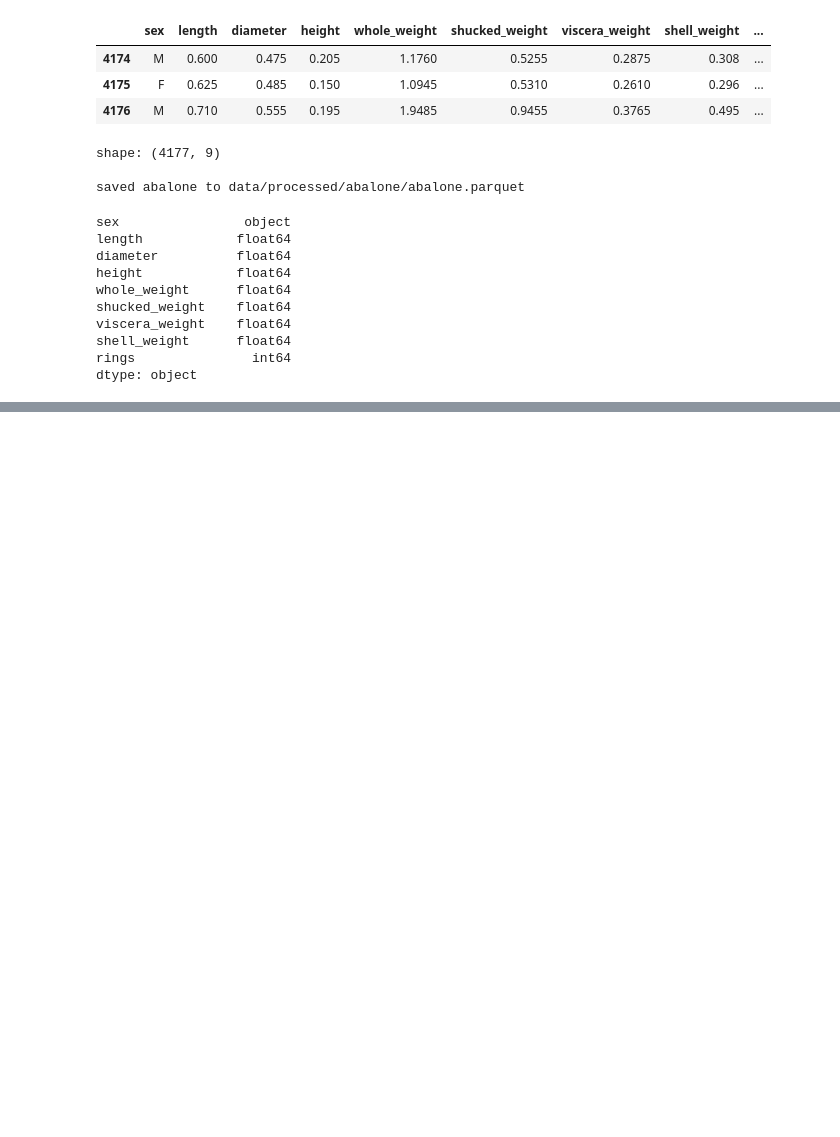
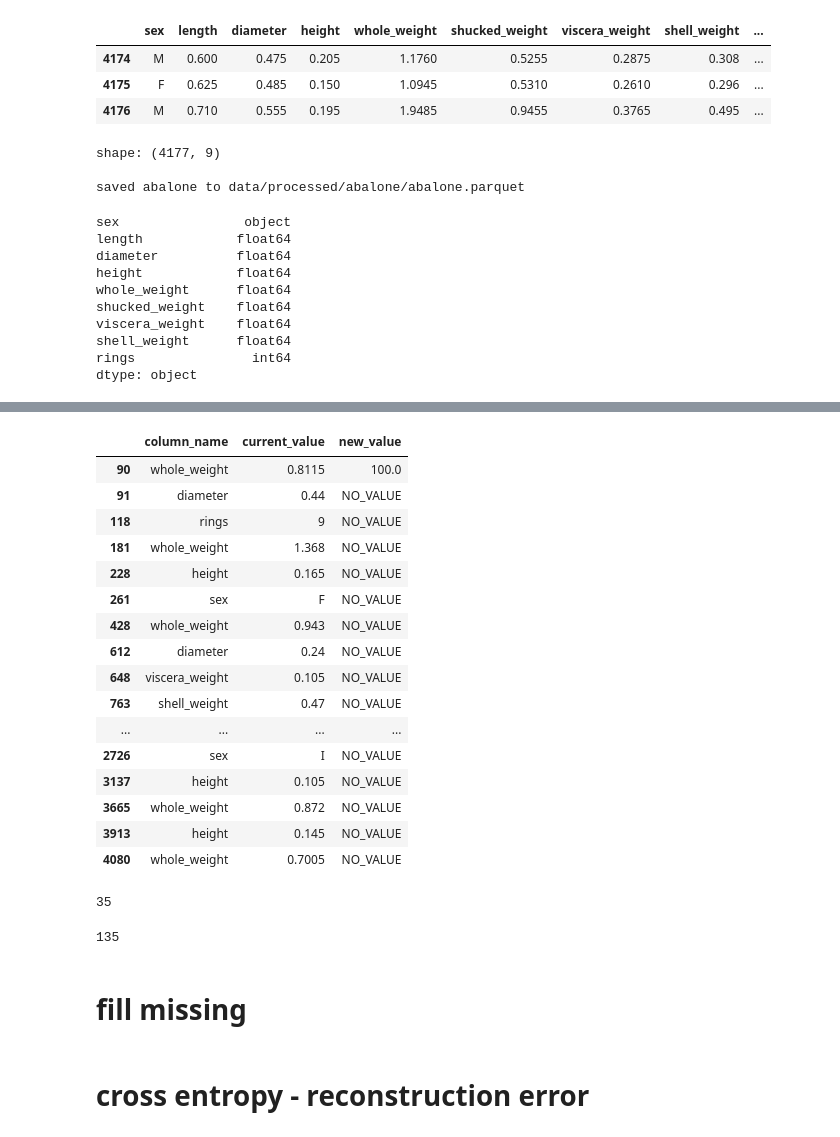
Before and after one commit to RomaKoks/data-quality-abalone, a Jupyter notebook: data_quality_check.ipynb, the cells around one changed output, grey strips where cells are left out. Saved outputs shown, nothing was run; the diff lists cells and outputs as text; code cells hidden in the pictures; blank space fills up the shorter version.

```diff
--- a/data_quality_check.ipynb
+++ b/data_quality_check.ipynb
@@ -205,0 +173,2 @@ abalone
+# %%
+abalone_back = abalone.copy()
@@ -205,0 +179,8 @@ abalone
+# %%
+na_pct = 0.001
+
+np.random.seed(0)
+mask = np.random.uniform(size=abalone.shape[0] * abalone.shape[1])
+mask.resize(abalone.shape[0], abalone.shape[1])
+abalone[mask < na_pct] = np.nan
+abalone.isna().sum()
@@ -213,3 +218,5 @@ abalone
+# %%
+abalone.loc[90, 'whole_weight'] = 100.0
 # %%
 abalone.iloc[90]
 # %% [output]
@@ -230,0 +265,11 @@ import numpy as np
+# %%
+def get_changes(init_df: pd.DataFrame, processed_df: pd.DataFrame, ignore_columns: list = None):
+    init_df = init_df.drop(ignore_columns, axis=1, errors='ignore').reset_index(drop=True)
+    processed_df = processed_df.drop(ignore_columns, axis=1, errors='ignore').reset_index(drop=True)
+    changes = (init_df != processed_df).stack()
+    changes = changes[changes]
+    changes_values = pd.concat([
+        init_df.fillna('NO_VALUE').stack().loc[changes.index].to_frame('current_value'),
+        processed_df.fillna('NO_VALUE').stack().loc[changes.index].to_frame('new_value'),
+    ], axis='columns').reset_index(level=1).rename(columns={'level_1': 'column_name'})
+    return changes_values
@@ -439,0 +281,30 @@ def make_data_quality_report(
+# %%
+changes = get_changes(abalone_back, abalone, ignore_columns=ignore_columns)
+changes
+# %% [output]
+|  | column_name | current_value | new_value |
+| 90 | whole_weight | 0.8115 | 100.0 |
+| 91 | diameter | 0.44 | NO_VALUE |
+| 118 | rings | 9 | NO_VALUE |
+| 181 | whole_weight | 1.368 | NO_VALUE |
+| 228 | height | 0.165 | NO_VALUE |
+| 261 | sex | F | NO_VALUE |
+| 428 | whole_weight | 0.943 | NO_VALUE |
+| 612 | diameter | 0.24 | NO_VALUE |
+| 648 | viscera_weight | 0.105 | NO_VALUE |
+| 763 | shell_weight | 0.47 | NO_VALUE |
+| ... | ... | ... | ... |
+| 2726 | sex | I | NO_VALUE |
+| 3137 | height | 0.105 | NO_VALUE |
+| 3665 | whole_weight | 0.872 | NO_VALUE |
+| 3913 | height | 0.145 | NO_VALUE |
+| 4080 | whole_weight | 0.7005 | NO_VALUE |
+# %%
+changes.shape[0]
+# %% [output]
+35
+# %%
+max_n_changes = changes.shape[0] + 100  # upper bound on changed (fixed) values
+max_n_changes
+# %% [output]
+135
@@ -439,0 +313,2 @@ def make_data_quality_report(
+# %% [markdown]
+# fill missing
@@ -439,0 +411,2 @@ def make_data_quality_report(
+# %% [markdown]
+# cross entropy - reconstruction error
```
Also changed, not shown: parts of 58 cells of this notebook, 2 other files.
